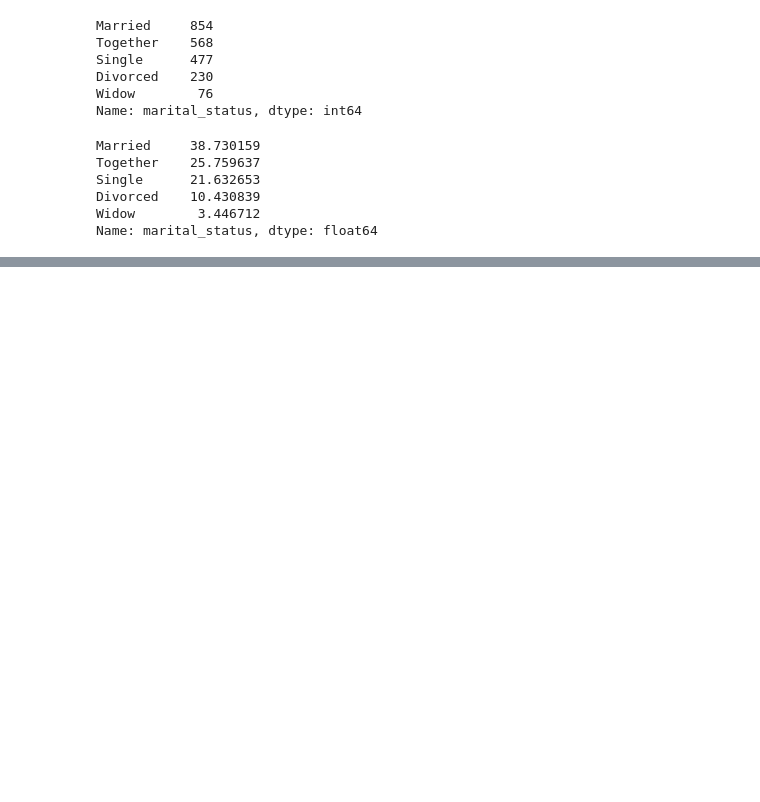
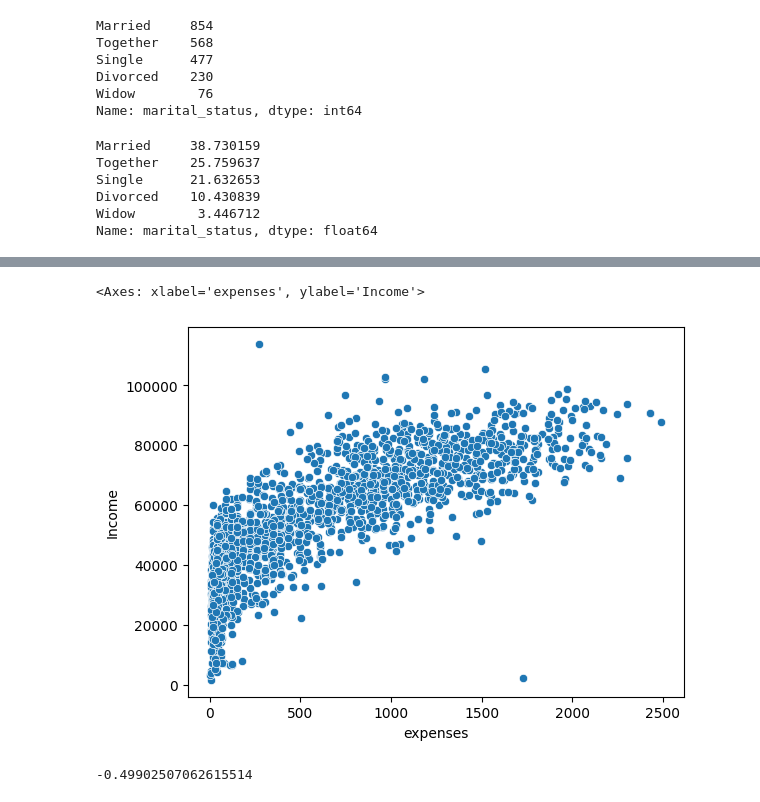
Before and after one commit to joseevandro/Estatistica, a Jupyter notebook: Evandro_Des_Ifood.ipynb, the cells around one changed output, grey strips where cells are left out. Cells and saved outputs as stored; diff of their text form; code cells hidden in the pictures; blank space fills up the shorter version.

```diff
--- a/Evandro_Des_Ifood.ipynb
+++ b/Evandro_Des_Ifood.ipynb
@@ -290,0 +330,10 @@ Name: marital_status, dtype: float64
+# %%
+sns.scatterplot( data=df, x='expenses', y='Income')
+# %% [output]
+<Axes: xlabel='expenses', ylabel='Income'>
+[figure, added]
+# %%
+# Verificando a relação de despesas com a quantidade de filhos:
+df["expenses"].corr(df["kids"])
+# %% [output]
+-0.49902507062615514
```
Also changed, not shown: parts of 11 cells of this notebook.
